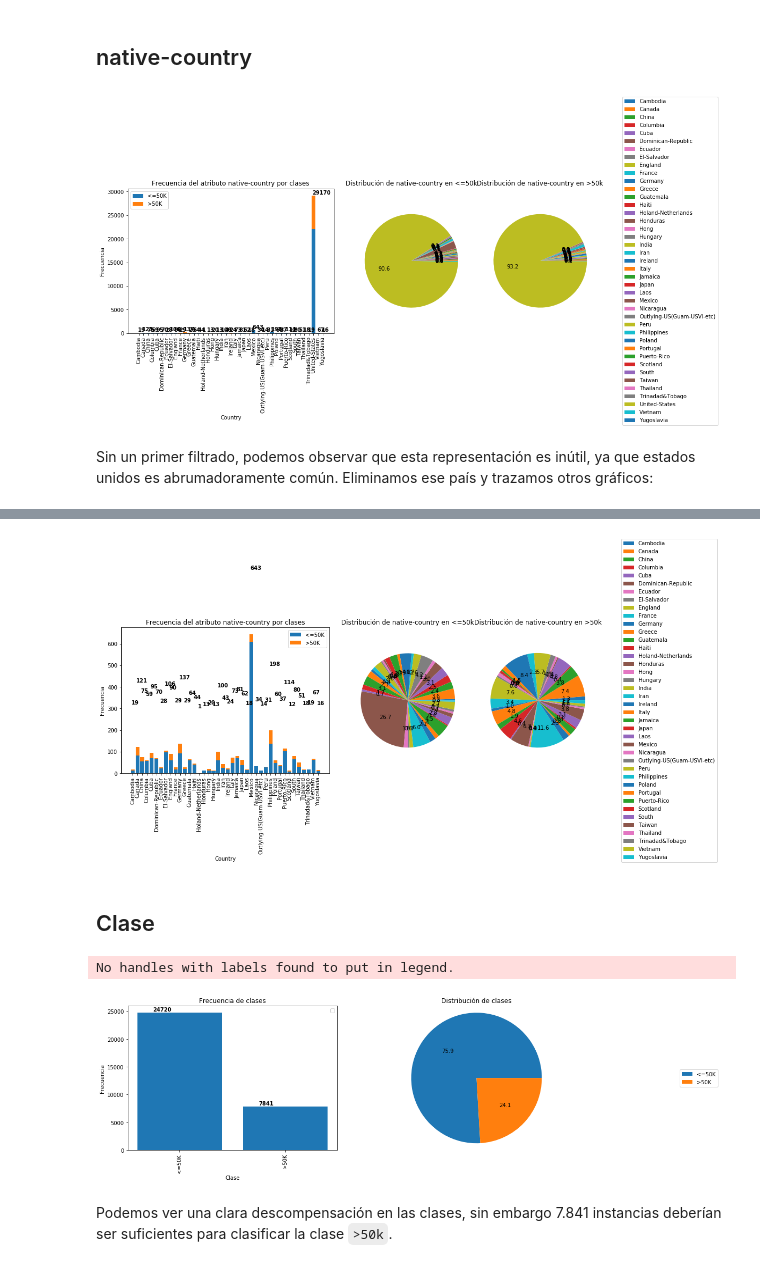
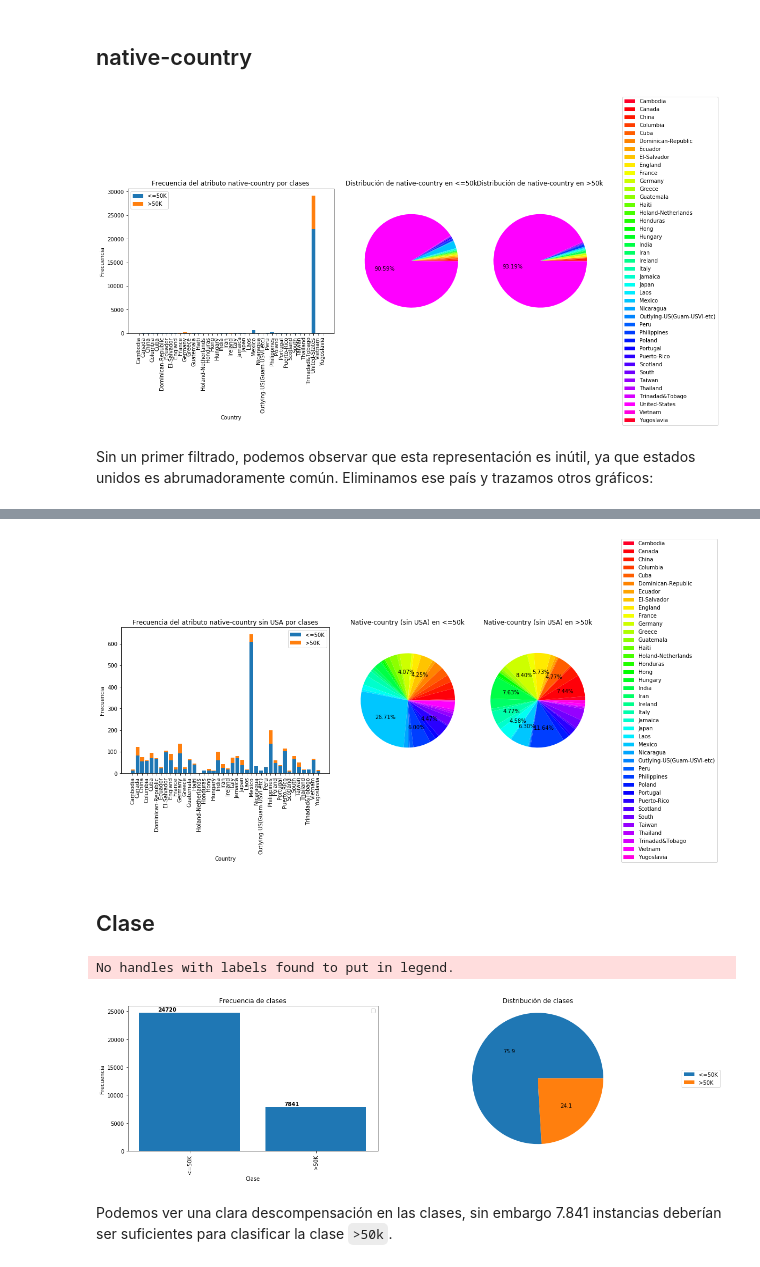
Before and after one commit to es2812/censusincomeanalysis, a Jupyter notebook: Data Exploration.ipynb, the cells around one changed output, grey strips where cells are left out. Cells and saved outputs as stored; diff of their text form; code cells hidden in the pictures.

Commit message:
Improved colors in some plots in data exploration

```diff
--- a/Data Exploration.ipynb
+++ b/Data Exploration.ipynb
@@ -692,6 +691,12 @@ for i,x2 in enumerate(X_2):
         X_1 = np.insert(X_1,i,x2)
         Y_1 = np.insert(Y_1,i,0)
 # %%
+def my_autopct(pct):
+    if(pct < 4):
+        return ""
+    else:
+         return '{p:.2f}%'.format(p=pct)
+
 pylab.rcParams['figure.figsize'] = (20, 5)
 fig, (ax1, ax2, ax3, ax4) = plt.subplots(1,4,gridspec_kw = {'width_ratios':[2,1,1,1]})
 #histograma
@@ -705,15 +710,18 @@ ax1.bar(X_2,Y_2,bottom=Y_1,label='>50K')
 
 ax1.legend()
 
-for i, v in enumerate(Y_1+Y_2):
-    ax1.text(i-.25,v+300, str(v), color='black', fontweight='bold')
+
+cm = plt.get_cmap('gist_rainbow')
+ax2.set_color_cycle([cm(1.*i/40) for i in range(40)])
 
 ax2.set_title("Distribución de native-country en <=50k")
-patches, texts, _ = ax2.pie(Y_1,autopct="%2.1f")
+patches, texts, _ = ax2.pie(Y_1,autopct=my_autopct)
 ax2.axis('equal')
 
+ax3.set_color_cycle([cm(1.*i/40) for i in range(40)])
+
 ax3.set_title("Distribución de native-country en >50k")
-ax3.pie(Y_2,autopct="%2.1f")
+ax3.pie(Y_2,autopct=my_autopct)
 ax3.axis('equal')
 
 ax4.legend(patches,X_1,loc="right")
@@ -721,7 +729,7 @@ ax4.axis('off')
 
 plt.show()
 # %% [output]
-[figure, old version]
+[figure, new version]
 # %% [markdown]
 Sin un primer filtrado, podemos observar que esta representación es inútil, ya que estados unidos es abrumadoramente común. Eliminamos ese país y trazamos otros gráficos:
 # %%
@@ -758,10 +766,19 @@ Sueldos bajos:
         Vietnam: 5, 0.95 %
         Yugoslavia: 6, 1.15 %
 # %%
+def make_autopct(values):
+    def my_autopct(pct):
+        if(pct < 4):
+            return ""
+        else:
+            return '{p:.2f}%'.format(p=pct)
+    return my_autopct
+
 pylab.rcParams['figure.figsize'] = (20, 5)
 fig, (ax1, ax2, ax3, ax4) = plt.subplots(1,4,gridspec_kw = {'width_ratios':[2,1,1,1]})
 #histograma
-ax1.set_title("Frecuencia del atributo native-country por clases")
+
+ax1.set_title("Frecuencia del atributo native-country sin USA por clases")
 ax1.set_xlabel("Country")
 for tick in ax1.get_xticklabels():
     tick.set_rotation(90)
@@ -771,15 +788,17 @@ ax1.bar(X_2,Y_2,bottom=Y_1,label='>50K')
 
 ax1.legend()
 
-for i, v in enumerate(Y_1+Y_2):
-    ax1.text(i-.25,v+300, str(v), color='black', fontweight='bold')
 
-ax2.set_title("Distribución de native-country en <=50k")
-patches, texts, _ = ax2.pie(Y_1,autopct="%2.1f")
+cm = plt.get_cmap('gist_rainbow')
+ax2.set_color_cycle([cm(1.*i/40) for i in range(40)])
+
+ax2.set_title("Native-country (sin USA) en <=50k")
+patches, texts, _ = ax2.pie(Y_1,autopct=make_autopct(Y_1))
 ax2.axis('equal')
 
-ax3.set_title("Distribución de native-country en >50k")
-ax3.pie(Y_2,autopct="%2.1f")
+ax3.set_color_cycle([cm(1.*i/40) for i in range(40)])
+ax3.set_title("Native-country (sin USA) en >50k")
+ax3.pie(Y_2,autopct=make_autopct(Y_2))
 ax3.axis('equal')
 
 ax4.legend(patches,X_1,loc="right")
@@ -787,38 +806,38 @@ ax4.axis('off')
 
 plt.show()
 # %% [output]
-[figure, old version]
+[figure, new version]
 # %% [markdown]
 ## Clase
 # %%
 X,Y=np.unique(data.CLASS,return_counts=True)
 # %%
 pylab.rcParams['figure.figsize'] = (20, 5)
-fig, (ax1, ax2, ax3) = plt.subplots(1,3,gridspec_kw = {'width_ratios':[2,2,1]})
+fig, (ax1, ax2, ax3) = plt.subplots(1,3,gridspec_kw = {'width_ratios':[10,10,1]})
 #histograma
 ax1.set_title("Frecuencia de clases")
 ax1.set_xlabel("Clase")
 for tick in ax1.get_xticklabels():
     tick.set_rotation(90)
 ax1.set_ylabel("Frecuencia")
 ax1.bar(X,Y)
 
 ax1.legend()
 
 for i, v in enumerate(Y):
     ax1.text(i-.25,v+300, str(v), color='black', fontweight='bold')
 
 ax2.set_title("Distribución de clases")
 
 patches, _, _ = ax2.pie(Y,autopct="%2.1f")
 ax2.axis('equal')
 
 ax3.legend(patches,X,loc="right")
 ax3.axis('off')
 
 plt.show()
 # %% [output]
 No handles with labels found to put in legend.
-[figure, old version]
+[figure, new version]
 # %% [markdown]
 Podemos ver una clara descompensación en las clases, sin embargo 7.841 instancias deberían ser suficientes para clasificar la clase `>50k`.
```
Also changed, not shown: parts of 7 cells of this notebook.
